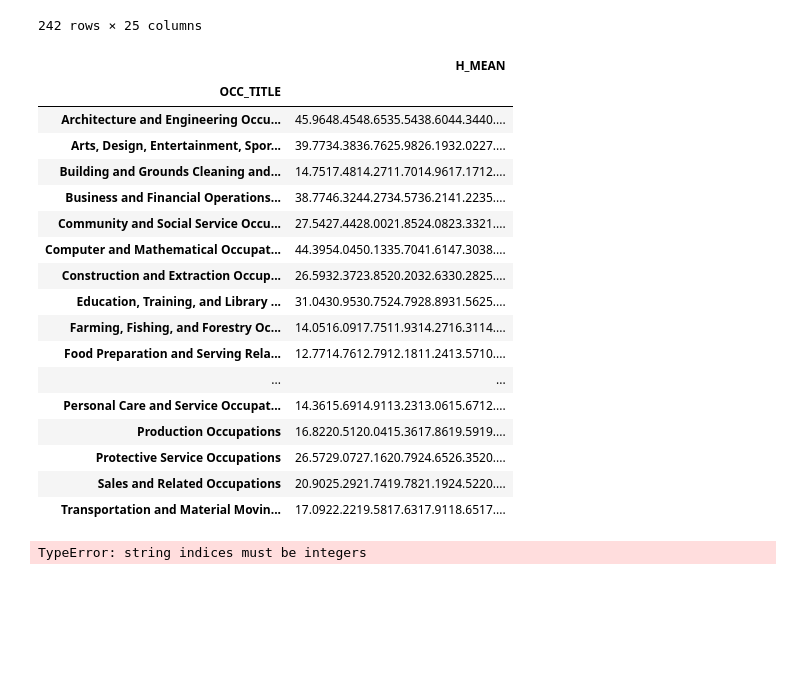
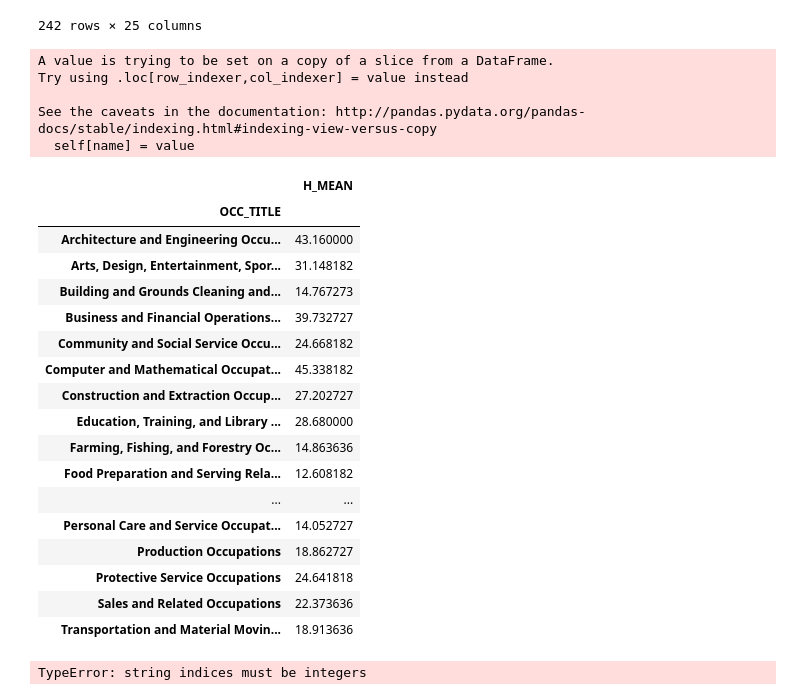
Before and after one commit to michelle604/Data-Science-Intro-Project, a Jupyter notebook: final project Q1.ipynb, the cells around one changed output. Drawn from its saved outputs; the diff is of its cells as text; code cells hidden in the pictures; blank space fills up the shorter version.

```diff
--- a/final project Q1.ipynb
+++ b/final project Q1.ipynb
@@ -32,31 +31,37 @@ major
 # %%
 #major =jobs.groupby('OCC_TITLE')
 #major.apply(lambda x: x[x['OCC_GROUP'] == 'major']['H_MEAN'].sum())
 #major.apply(lambda x: x['H_MEAN'].mean() if x.OCC_GROUP == 'major')
 #major.apply(lambda x: x['H_MEAN'].mean() if x.OCC_GROUP == 'major'] else x.H_MEAN)
 #major.OCC_GROUP.apply(lambda x: major['H_MEAN'].mean() if x == 'major')
 #occupations =major.groupby('OCC_TITLE')
 #major.groupby('OCC_TITLE')['H_MEAN'].mean()
-major.groupby(['OCC_TITLE'])[['H_MEAN']].sum()
+major.H_MEAN =  major.H_MEAN.apply(lambda x: float(x))
+major.groupby(['OCC_TITLE'])[['H_MEAN']].mean()
 # %% [output]
+A value is trying to be set on a copy of a slice from a DataFrame.
+Try using .loc[row_indexer,col_indexer] = value instead
+
+See the caveats in the documentation: http://pandas.pydata.org/pandas-docs/stable/indexing.html#indexing-view-versus-copy
+  self[name] = value
 |  | H_MEAN |
 | OCC_TITLE |  |
-| Architecture and Engineering Occu... | 45.9648.4548.6535.5438.6044.3440.... |
-| Arts, Design, Entertainment, Spor... | 39.7734.3836.7625.9826.1932.0227.... |
-| Building and Grounds Cleaning and... | 14.7517.4814.2711.7014.9617.1712.... |
-| Business and Financial Operations... | 38.7746.3244.2734.5736.2141.2235.... |
-| Community and Social Service Occu... | 27.5427.4428.0021.8524.0823.3321.... |
-| Computer and Mathematical Occupat... | 44.3954.0450.1335.7041.6147.3038.... |
-| Construction and Extraction Occup... | 26.5932.3723.8520.2032.6330.2825.... |
-| Education, Training, and Library ... | 31.0430.9530.7524.7928.8931.5625.... |
-| Farming, Fishing, and Forestry Oc... | 14.0516.0917.7511.9314.2716.3114.... |
-| Food Preparation and Serving Rela... | 12.7714.7612.7912.1811.2413.5710.... |
+| Architecture and Engineering Occu... | 43.160000 |
+| Arts, Design, Entertainment, Spor... | 31.148182 |
+| Building and Grounds Cleaning and... | 14.767273 |
+| Business and Financial Operations... | 39.732727 |
+| Community and Social Service Occu... | 24.668182 |
+| Computer and Mathematical Occupat... | 45.338182 |
+| Construction and Extraction Occup... | 27.202727 |
+| Education, Training, and Library ... | 28.680000 |
+| Farming, Fishing, and Forestry Oc... | 14.863636 |
+| Food Preparation and Serving Rela... | 12.608182 |
 | ... | ... |
-| Personal Care and Service Occupat... | 14.3615.6914.9113.2313.0615.6712.... |
-| Production Occupations | 16.8220.5120.0415.3617.8619.5919.... |
-| Protective Service Occupations | 26.5729.0727.1620.7924.6526.3520.... |
-| Sales and Related Occupations | 20.9025.2921.7419.7821.1924.5220.... |
-| Transportation and Material Movin... | 17.0922.2219.5817.6317.9118.6517.... |
+| Personal Care and Service Occupat... | 14.052727 |
+| Production Occupations | 18.862727 |
+| Protective Service Occupations | 24.641818 |
+| Sales and Related Occupations | 22.373636 |
+| Transportation and Material Movin... | 18.913636 |
 # %%
 # Bar chart showing occupations in 'major' group
 bars = [] # occupation in 'major' group
```
Also changed, not shown: parts of 1 cell of this notebook.
